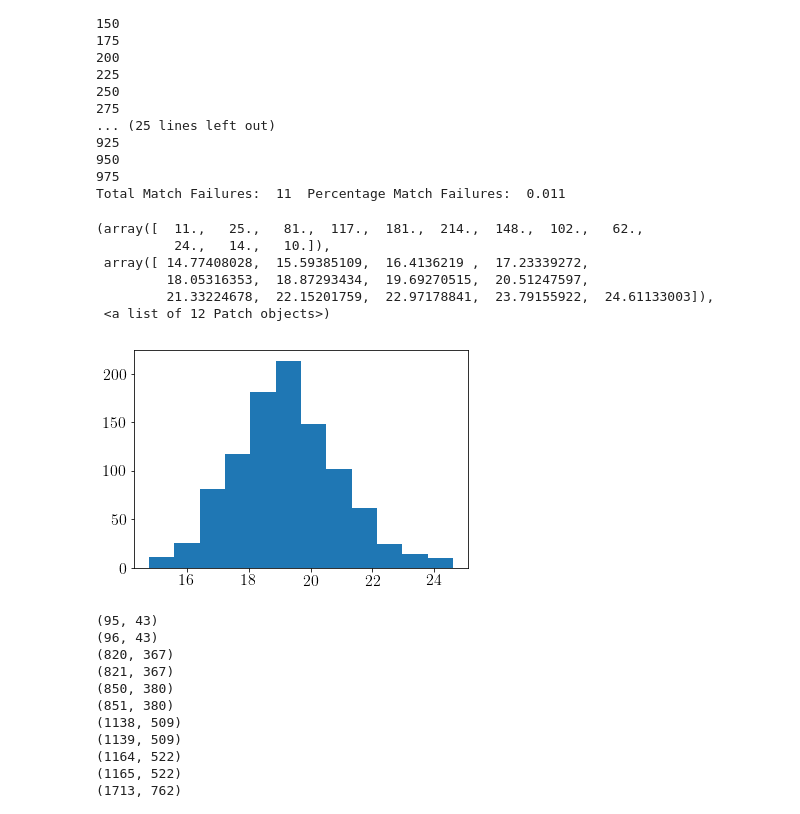
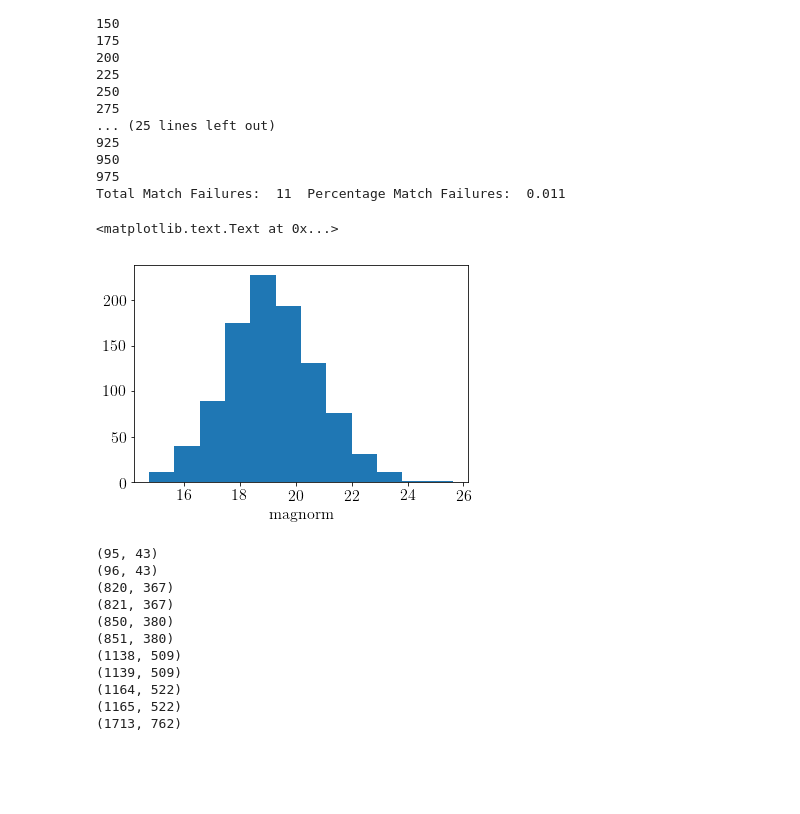
Before and after one commit to LSSTDESC/Twinkles, a Jupyter notebook: examples/notebooks/MatchingLensGalaxies-SN-ProtoDC2.ipynb, the cells around one changed output. Cells and saved outputs as stored; diff of their text form; code cells hidden in the pictures; blank space fills up the shorter version.

```diff
--- a/examples/notebooks/MatchingLensGalaxies-SN-ProtoDC2.ipynb
+++ b/examples/notebooks/MatchingLensGalaxies-SN-ProtoDC2.ipynb
@@ -506,7 +506,7 @@ np.random.seed(10)
 row = -1
 keep_rows = []
 for zsrc, m_star, ellip, sys_num in zip(unique_df['zl'], np.power(10, twinkles_log_m)/((1e10)/.73),
-                                        unique_df['theta_e'], unique_df['twinkles_sysno']):
+                                        unique_df['e'], unique_df['twinkles_sysno']):
     if sys_num % 25 == 0:
         print(sys_num)
     row += 1
@@ -541,14 +541,10 @@ Total Match Failures:  11  Percentage Match Failures:  0.011
 catsim_sn_match = np.array(catsim_sn_match)
 # %%
 plt.hist(np.array(catsim_sn_match[:, 4], dtype=np.float), bins=12)
+plt.xlabel('magnorm')
 # %% [output]
-(array([  11.,   25.,   81.,  117.,  181.,  214.,  148.,  102.,   62.,
-          24.,   14.,   10.]),
- array([ 14.77408028,  15.59385109,  16.4136219 ,  17.23339272,
-         18.05316353,  18.87293434,  19.69270515,  20.51247597,
-         21.33224678,  22.15201759,  22.97178841,  23.79155922,  24.61133003]),
- <a list of 12 Patch objects>)
+<matplotlib.text.Text at 0x...>
-[figure, old version]
+[figure, new version]
 # %%
 keep_df = []
 for idx, twinkles_sys in enumerate(df['twinkles_sysno']):
```
Also changed, not shown: parts of 7 cells of this notebook, 1 other file.
